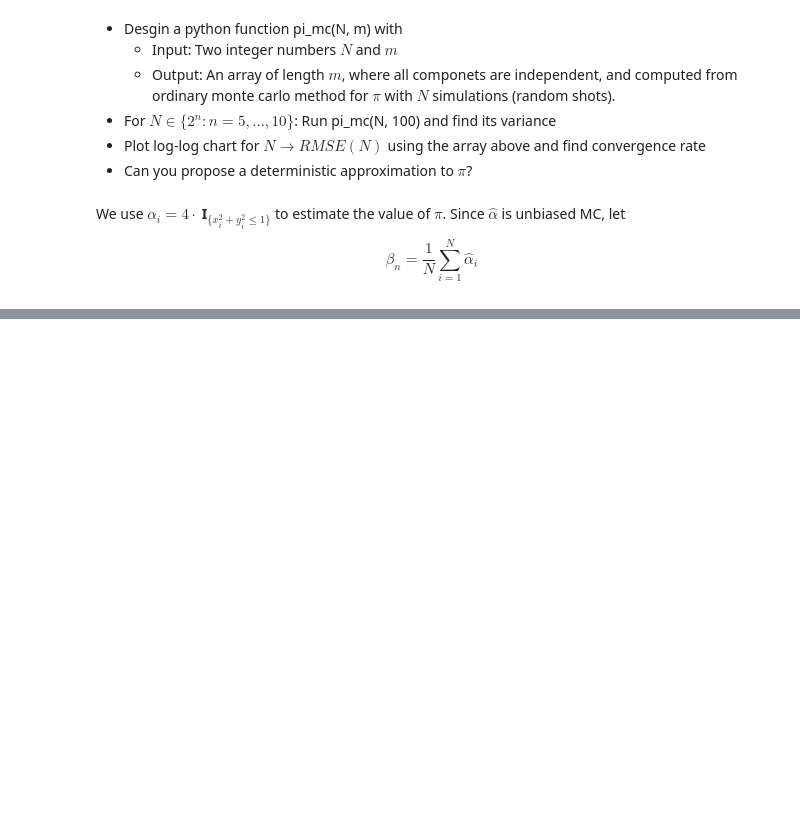
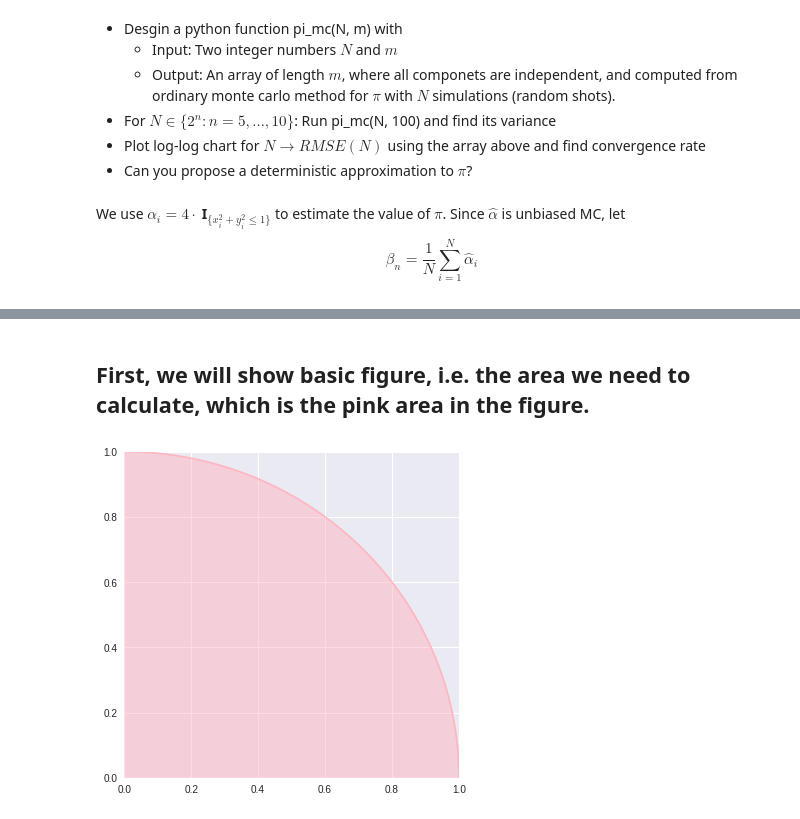
Before and after one commit to ZhyShe/18ma573ZhiyuanShe, a Jupyter notebook: src/hw5_2.ipynb, the cells around one changed output, grey strips where cells are left out. Cells and saved outputs as stored; diff of their text form; code cells hidden in the pictures; blank space fills up the shorter version.

```diff
--- a/src/hw5_2.ipynb
+++ b/src/hw5_2.ipynb
@@ -107,0 +116,16 @@ plt.show()
+# %% [markdown]
+## First, we will show basic figure, i.e. the area we need to calculate, which is the pink area in the figure.
+# %%
+# code starts here
+# codes here are used to expalin why my method works. Code itself is not important, but the figure contains the core algorithms.
+#-------------------
+X=np.linspace(0,1,2**15)
+Y=np.sqrt(1-X**2)
+plt.figure(figsize=[6,6])
+plt.fill_between(X,Y,where=(X>0)&(X<1), facecolor='lightpink', alpha=0.5)
+plt.xlim(0,1)
+plt.ylim(0,1)
+plt.plot(X,Y, color='lightpink')
+plt.show()
+# %% [output]
+[figure, added]
```
Also changed, not shown: parts of 10 cells of this notebook.
